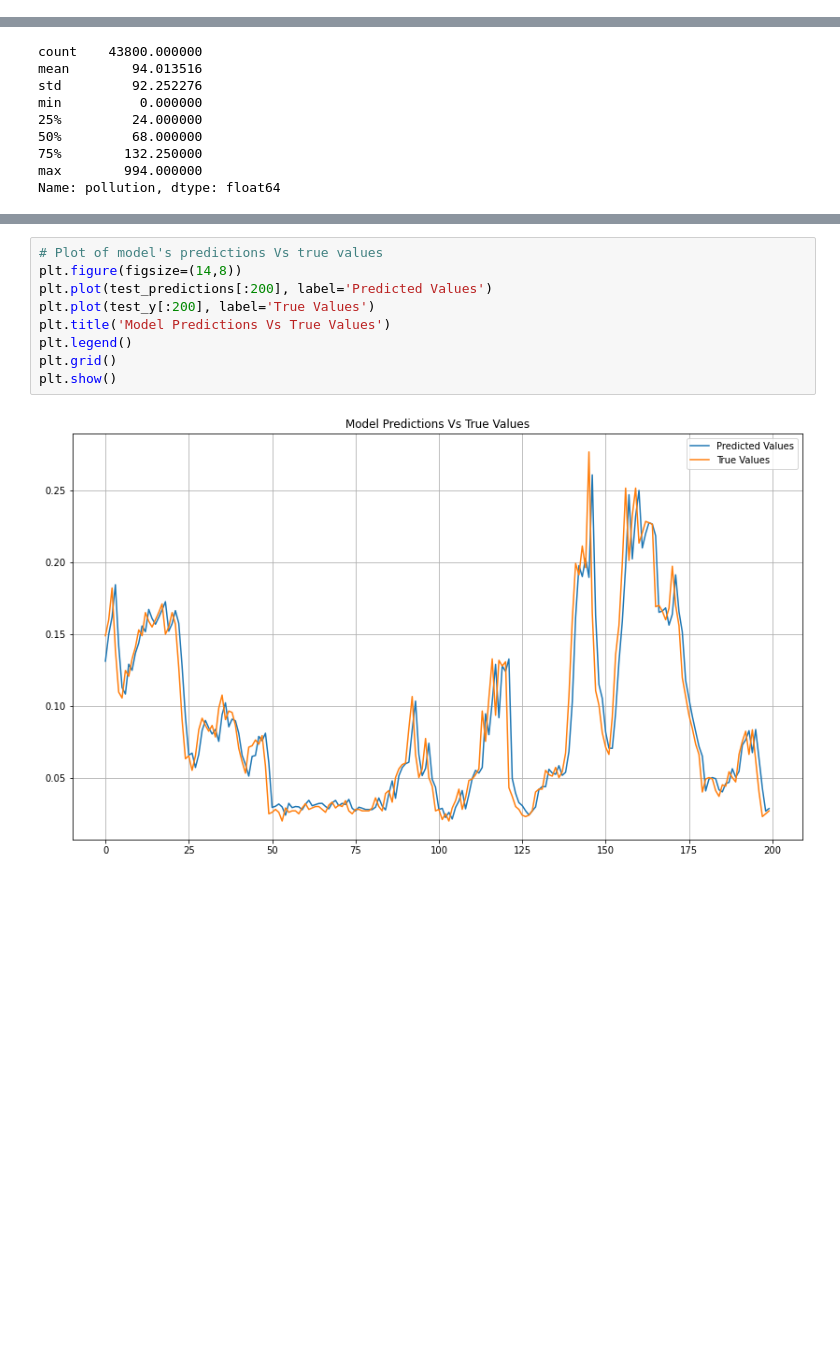
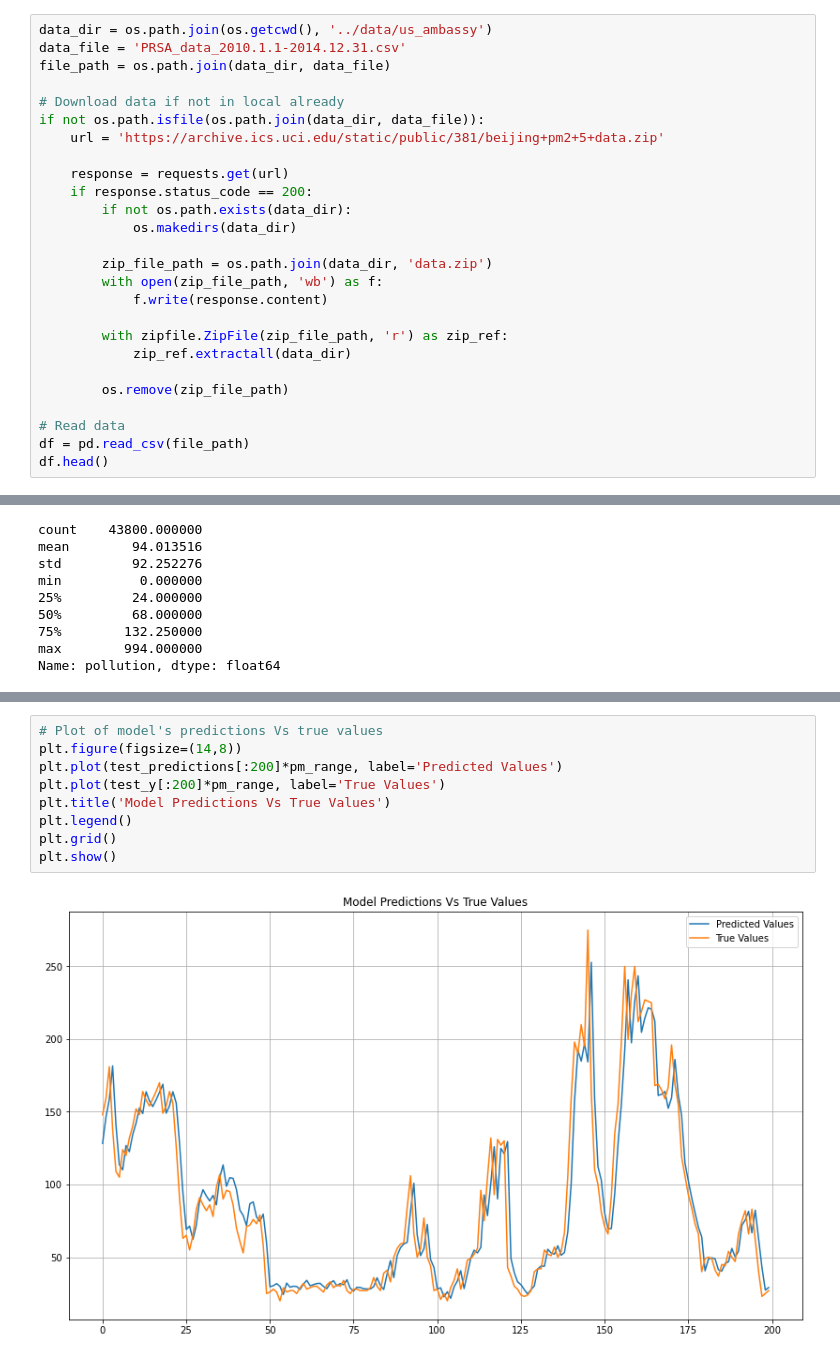
Before and after one commit to alexdrc00/Beijing-Air-Quality, a Jupyter notebook: notebooks/beijing-us-air-quality.ipynb, the cells around one changed output, grey strips where cells are left out. Cells and saved outputs as stored; diff of their text form; blank space fills up the shorter version.

```diff
--- a/notebooks/beijing-us-air-quality.ipynb
+++ b/notebooks/beijing-us-air-quality.ipynb
@@ -33,0 +24,26 @@ df.head()
+# %%
+data_dir = os.path.join(os.getcwd(), '../data/us_ambassy')
+data_file = 'PRSA_data_2010.1.1-2014.12.31.csv'
+file_path = os.path.join(data_dir, data_file)
+
+# Download data if not in local already
+if not os.path.isfile(os.path.join(data_dir, data_file)):
+    url = 'https://archive.ics.uci.edu/static/public/381/beijing+pm2+5+data.zip'
+
+    response = requests.get(url)
+    if response.status_code == 200:
+        if not os.path.exists(data_dir):
+            os.makedirs(data_dir)
+
+        zip_file_path = os.path.join(data_dir, 'data.zip')
+        with open(zip_file_path, 'wb') as f:
+            f.write(response.content)
+
+        with zipfile.ZipFile(zip_file_path, 'r') as zip_ref:
+            zip_ref.extractall(data_dir)
+
+        os.remove(zip_file_path)
+
+# Read data
+df = pd.read_csv(file_path)
+df.head()
@@ -292,11 +348,11 @@ Model's results are okay, the predicted values seem to follow the series accurat
 # %%
 # Plot of model's predictions Vs true values
 plt.figure(figsize=(14,8))
-plt.plot(test_predictions[:200], label='Predicted Values')
-plt.plot(test_y[:200], label='True Values')
+plt.plot(test_predictions[:200]*pm_range, label='Predicted Values')
+plt.plot(test_y[:200]*pm_range, label='True Values')
 plt.title('Model Predictions Vs True Values')
 plt.legend()
 plt.grid()
 plt.show()
 # %% [output]
-[figure, old version]
+[figure, new version]
```
Also changed, not shown: parts of 11 cells of this notebook, 14 other files.
